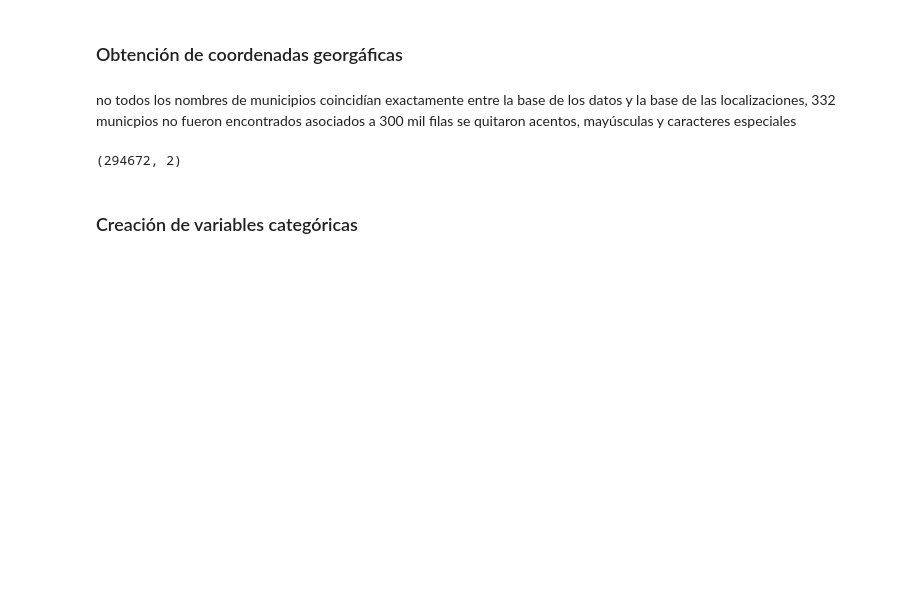
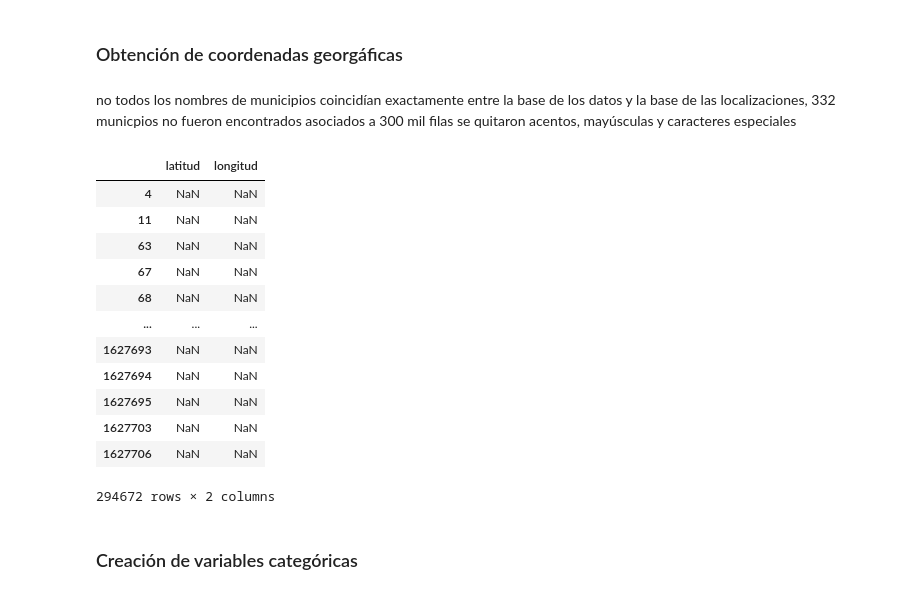
Before and after one commit to marcoyel21/bayesian_glm, a Jupyter notebook: draft/modelo_lineal_categ.ipynb, the cells around one changed output. Saved outputs shown, nothing was run; the diff lists cells and outputs as text; code cells hidden in the pictures; blank space fills up the shorter version.

```diff
--- a/draft/modelo_lineal_categ.ipynb
+++ b/draft/modelo_lineal_categ.ipynb
@@ -131,9 +179,21 @@ no todos los nombres de municipios coincidían exactamente entre la base de los
 se quitaron acentos, mayúsculas y caracteres especiales
 # %%
 coord_na=coord3[coord3[['latitud','longitud']].isnull().all(1)]
-coord_na.shape
+coord_na
 # %% [output]
+|  | latitud | longitud |
+| 4 | NaN | NaN |
+| 11 | NaN | NaN |
+| 63 | NaN | NaN |
+| 67 | NaN | NaN |
+| 68 | NaN | NaN |
+| ... | ... | ... |
+| 1627693 | NaN | NaN |
+| 1627694 | NaN | NaN |
+| 1627695 | NaN | NaN |
+| 1627703 | NaN | NaN |
+| 1627706 | NaN | NaN |
-(294672, 2)
+294672 rows × 2 columns
 # %%
 df1=pd.concat([df1,coord3],axis=1)[:1134249]
 # %% [markdown]
```
Also changed, not shown: parts of 16 cells of this notebook.
